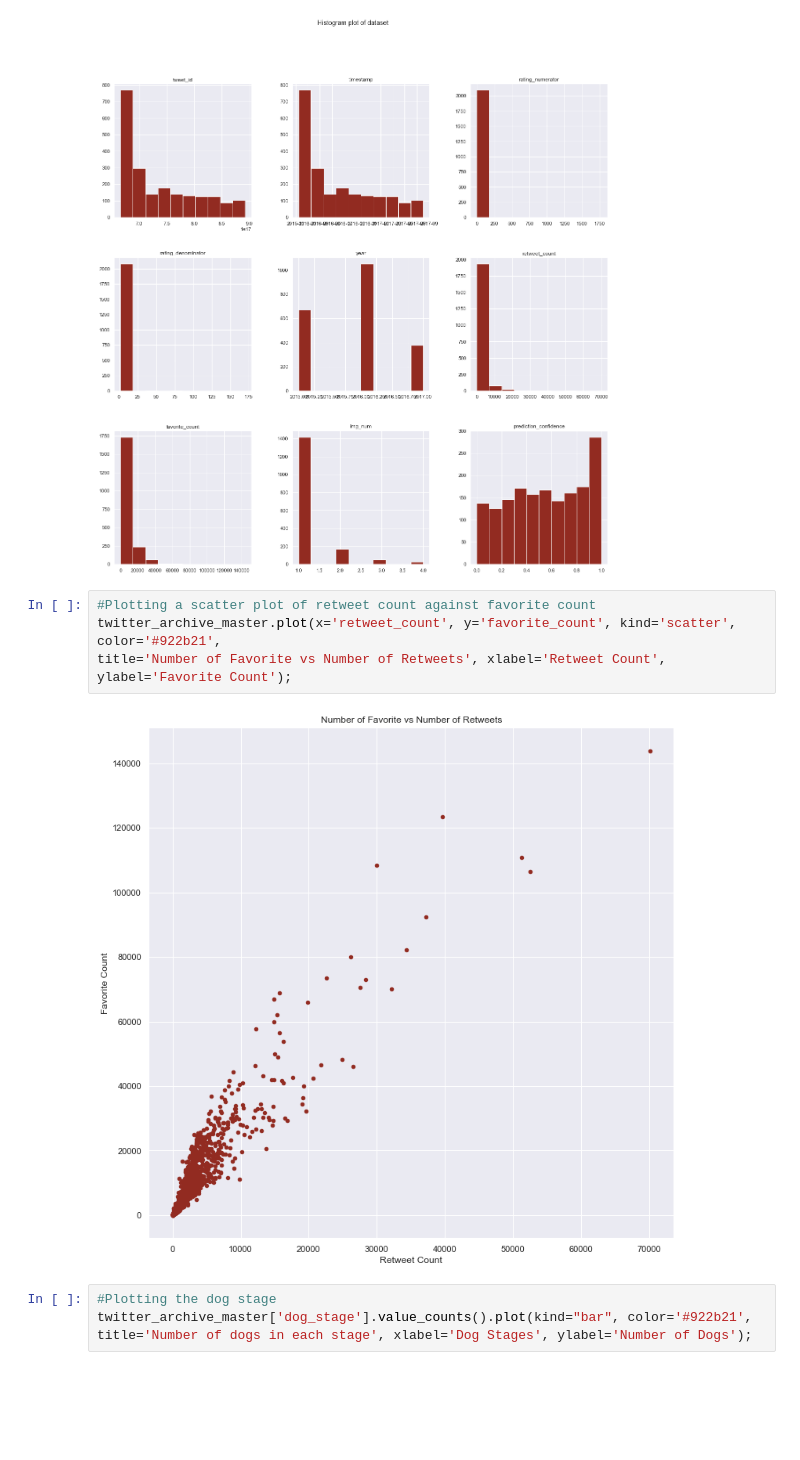
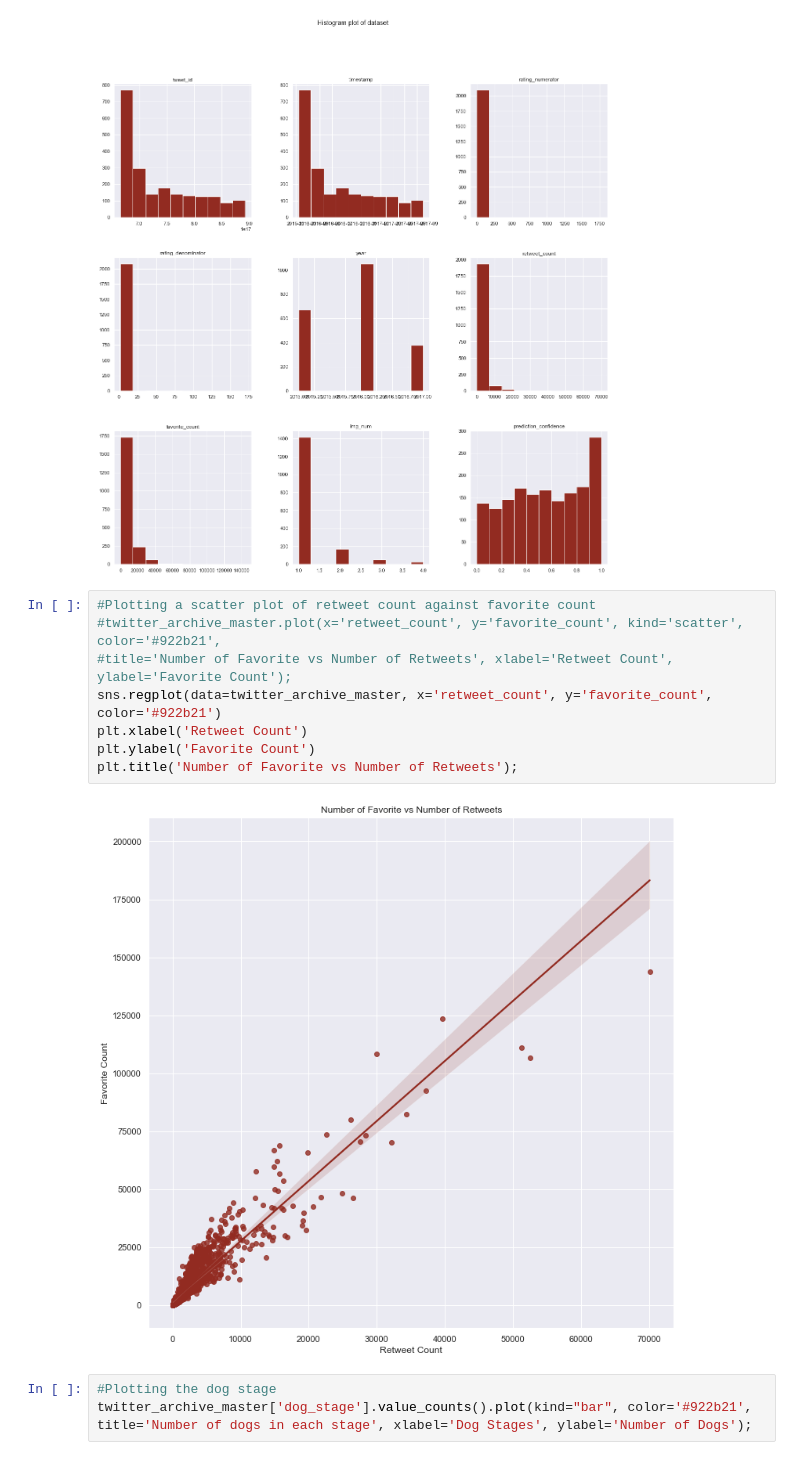
Before and after one commit to joshuaati/Wragling_twitter_data, a Jupyter notebook: wrangle_act.ipynb, the cells around one changed output. Saved outputs shown, nothing was run; the diff lists cells and outputs as text; blank space fills up the shorter version.

```diff
--- a/wrangle_act.ipynb
+++ b/wrangle_act.ipynb
@@ -1105,10 +1100,14 @@ plt.suptitle('Histogram plot of dataset');
 [figure]
 # %%
 #Plotting a scatter plot of retweet count against favorite count
-twitter_archive_master.plot(x='retweet_count', y='favorite_count', kind='scatter', color='#922b21',
-title='Number of Favorite vs Number of Retweets', xlabel='Retweet Count', ylabel='Favorite Count');
+#twitter_archive_master.plot(x='retweet_count', y='favorite_count', kind='scatter', color='#922b21',
+#title='Number of Favorite vs Number of Retweets', xlabel='Retweet Count', ylabel='Favorite Count');
+sns.regplot(data=twitter_archive_master, x='retweet_count', y='favorite_count', color='#922b21')
+plt.xlabel('Retweet Count')
+plt.ylabel('Favorite Count')
+plt.title('Number of Favorite vs Number of Retweets');
 # %% [output]
-[figure, old version]
+[figure, new version]
 # %%
 #Plotting the dog stage
 twitter_archive_master['dog_stage'].value_counts().plot(kind="bar", color='#922b21',
```
Also changed, not shown: parts of 11 cells of this notebook, 1 other file.
